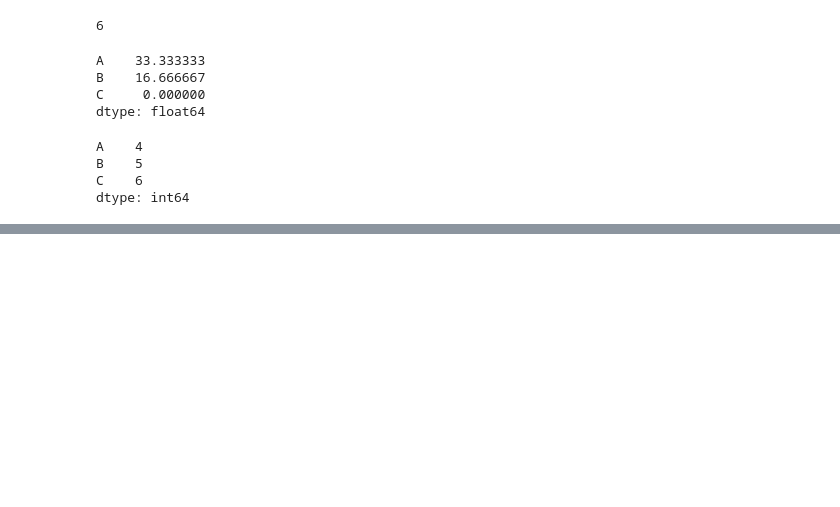
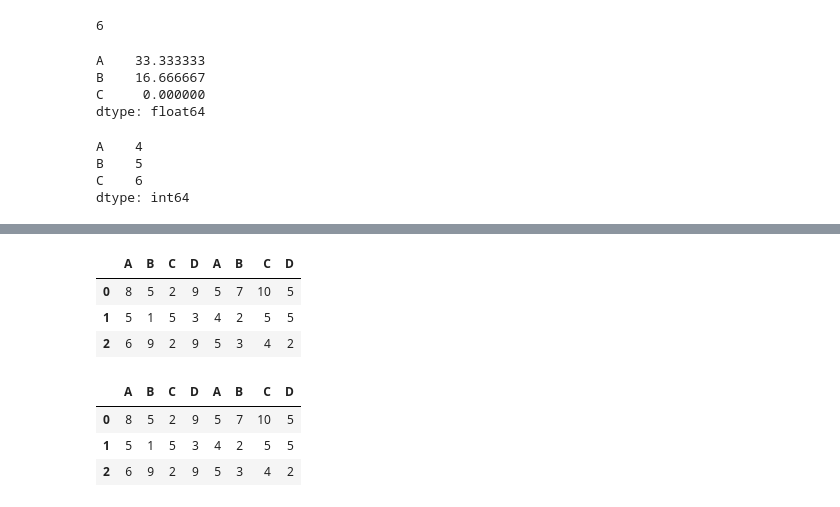
Before and after one commit to SriRamK345/Pandas_lib, a Jupyter notebook: Pandas.ipynb, the cells around one changed output, grey strips where cells are left out. Drawn from its saved outputs; the diff is of its cells as text; code cells hidden in the pictures; blank space fills up the shorter version.

```diff
--- a/Pandas.ipynb
+++ b/Pandas.ipynb
@@ -457,0 +616,7 @@ dtype: int64
+# %%
+# concatenation
+
+dff1 = pd.DataFrame(np.random.randint(1,12,(3,4)),columns=['A','B','C','D'])
+dff1
+dff2 = pd.DataFrame(np.random.randint(1,12,(3,4)),columns=['A','B','C','D'])
+dff2
@@ -457,0 +638,14 @@ dtype: int64
+# %%
+pd.concat([dff1,dff2],axis=1)
+# %% [output]
+|  | A | B | C | D | A | B | C | D |
+| 0 | 8 | 5 | 2 | 9 | 5 | 7 | 10 | 5 |
+| 1 | 5 | 1 | 5 | 3 | 4 | 2 | 5 | 5 |
+| 2 | 6 | 9 | 2 | 9 | 5 | 3 | 4 | 2 |
+# %%
+pd.concat([dff1,dff2],axis=1,join='inner')
+# %% [output]
+|  | A | B | C | D | A | B | C | D |
+| 0 | 8 | 5 | 2 | 9 | 5 | 7 | 10 | 5 |
+| 1 | 5 | 1 | 5 | 3 | 4 | 2 | 5 | 5 |
+| 2 | 6 | 9 | 2 | 9 | 5 | 3 | 4 | 2 |
```
Also changed, not shown: parts of 23 cells of this notebook.
